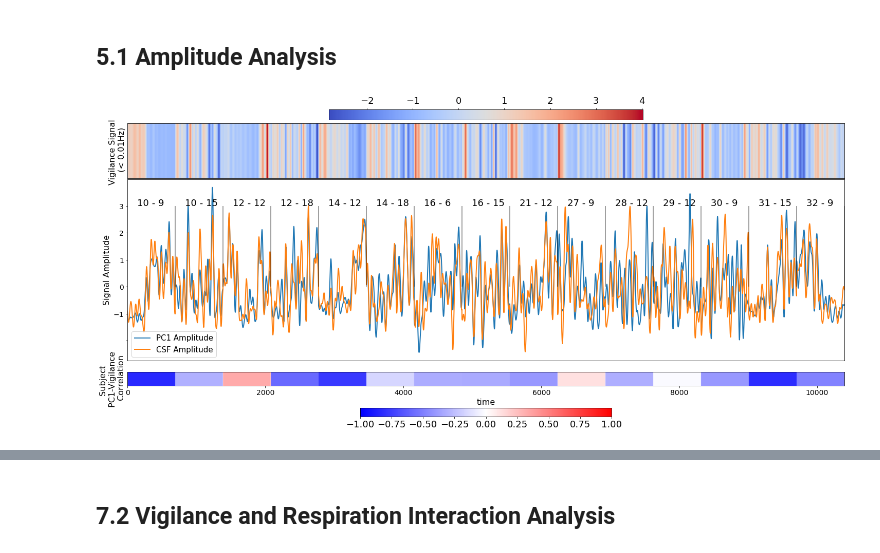
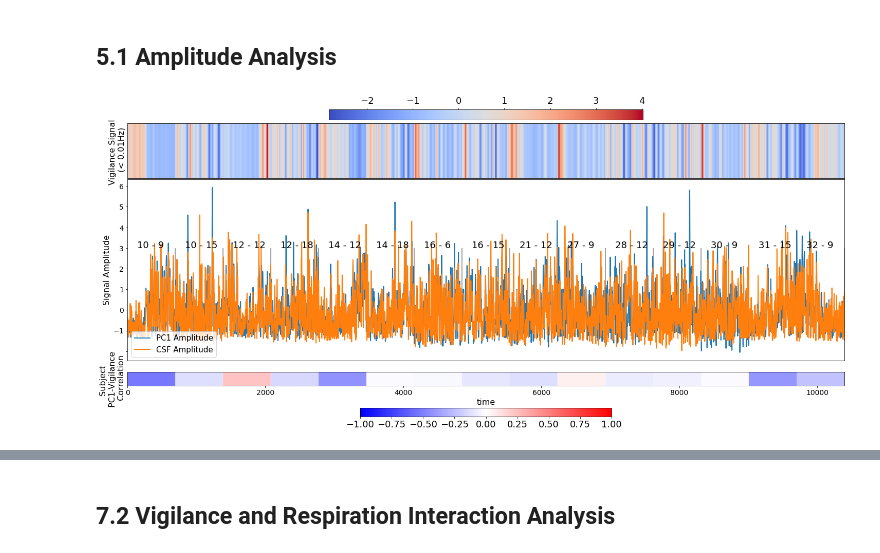
Before and after one commit to tsb46/fmri_arousal, a Jupyter notebook: analysis.ipynb, the cells around one changed output, grey strips where cells are left out. Drawn from its saved outputs; the diff is of its cells as text; code cells hidden in the pictures.

```diff
--- a/analysis.ipynb
+++ b/analysis.ipynb
@@ -354,11 +407,11 @@ pc_dict = {
 ## 3.2 Multi-Set CCA
 # %%
 dataset = 'chang'
-subject_list = subject_list_dict[dataset]
-subject_load = subject_loader_dict[dataset]
-subject_pc = pc_dict[dataset]
+subject_list = subj_dict[dataset]
+subject_load = data_load_dict[dataset]
+subject_pc = pca_dict[dataset]
 physio_labels = physio_dict[dataset]
-new_labels = [label_dict[p] for p in physio_labels]
+new_labels = [physio_label_dict[p] for p in physio_labels]
 
 lag_vec = np.arange(lag_n[dataset]+1)
 
@@ -369,15 +422,15 @@ for i in range(subject_list.shape[0]):
     if dataset == 'chang':
         subj, scan = subject_list.iloc[i, 0], subject_list.iloc[i, 1]
         df = subject_load(subj, scan, subject_pc[0][f'{subj}_{scan}'],
-                            subject_pc[1][f'{subj}_{scan}'], fs_dict[dataset])
+                            subject_pc[1][f'{subj}_{scan}'], sf_dict[dataset])
     elif dataset == 'spreng':
         subj = subject_list.iloc[i, 1]
         df = subject_load(subj, subject_pc[0][subj],
-                            subject_pc[1][subj], fs_dict[dataset])
+                            subject_pc[1][subj], sf_dict[dataset])
     elif dataset == 'hcp':
         subj = subject_list.iloc[i, 0]
         df = subject_load(subj, subject_pc[0][str(subj)],
-                            subject_pc[1][str(subj)], fs_dict[dataset])
+                            subject_pc[1][str(subj)], sf_dict[dataset])
 
     # Create a separate dataframe for modeling w/ lag splines
     nknots=3
@@ -752 +805,12 @@ for (j,i),label in np.ndenumerate(corr_mat):
 [figure]
+# %%
+from scipy.signal import csd
+pred_signal1 = cca_pred[3][:,0]
+pred_signal2 = cca_pred[3][:,1]
+
+cca_pred = mcca.transform(basis_group)
+
+f, pxy = csd(pred_signal1, pred_signal2, 1, return_onesided=True)
+
+f_indx = np.where((f>0.05) & (f<0.1))
+np.angle(pxy)[f_indx]
@@ -787,18 +855,20 @@ for i in range(subject_list_chang.shape[0]):
     df = load_subj_chang(subj, scan, pc_subj_chang[f'{subj}_{scan}'], pc_p_subj_chang[f'{subj}_{scan}'],
                          fs_chang)
     # Create amplitude time series
-    df['PC1_AMP'] = butterworth_filter(
-        np.abs(hilbert(df['pc1'])), None, 0.01, fs=fs_chang, filter_type='lowpass'
-    )
-    df['CSF_AMP'] = butterworth_filter(
-        np.abs(hilbert(df['csf'])), None, 0.01, fs=fs_chang, filter_type='lowpass'
-    )
+    # df['PC1_AMP'] = butterworth_filter(
+    #     np.abs(hilbert(df['pc1'])), None, 0.01, fs=fs_chang, filter_type='lowpass'
+    # )
+    # df['CSF_AMP'] = butterworth_filter(
+    #     np.abs(hilbert(df['csf'])), None, 0.01, fs=fs_chang, filter_type='lowpass'
+    # )
+    df['PC1_AMP'] = np.abs(hilbert(df['pc1']))
+    df['CSF_AMP'] = np.abs(hilbert(df['csf']))
     # Normalize values within subject
     df = df.apply(zscore, axis=0)
 
     # correlate vigilance and CSF AMP and PC AMP for viz
-    df['corr_vigilance_CSF'] = df[['CSF_AMP', 'vigilance_at_low']].corr().iloc[0,1]
-    df['corr_vigilance_PC1'] = df[['PC1_AMP', 'vigilance_at_low']].corr().iloc[0,1]
+    df['corr_vigilance_CSF'] = df[['CSF_AMP', 'vigilance_at']].corr().iloc[0,1]
+    df['corr_vigilance_PC1'] = df[['PC1_AMP', 'vigilance_at']].corr().iloc[0,1]
     # supply meta information
     df['subj'] = subj
     df['sleep_flag'] = sleep
@@ -824,33 +894,33 @@ cbar.ax.tick_params(labelsize=18)
 ax = fig.add_subplot(gspec[1])
 df_concat['PC1_AMP'].plot(ax=ax, linewidth=2, label='PC1 Amplitude')
 df_concat['CSF_AMP'].plot(ax=ax, linewidth=2, label='CSF Amplitude')
 ax.set_xlim([0, df_concat.shape[0]])
 ax.set_xticks([])
 ax.set_ylabel('Signal Amplitude', fontsize=16)
 ax.tick_params(axis='both', which='major', labelsize=14)
 plt.setp(ax.get_yticklabels()[1], visible=False)
 
 
 n = 0
 for i, (subj, scan) in enumerate((zip(subject_list_chang.subject, subject_list_chang.scan))):
     n += 693
     ax.vlines(n, 0, 3, color='black', alpha=0.5)
     ax.text(n-550, 3, f'{subj} - {scan}', fontsize=18)
 
 ax.legend(fontsize=15, loc='lower left')
 
 ax = fig.add_subplot(gspec[2])
 im2 = ax.imshow(df_concat['corr_vigilance_PC1'].values[np.newaxis,:], label='Subject PC1-Vigilance Correlation',
           cmap='bwr', aspect=200, vmin=-1, vmax=1)
 ax.tick_params(axis='both', which='major', labelsize=14)
 ax.set_xlabel('time', fontsize=16)
 ax.set_ylabel('Subject \n PC1-Vigilance \n Correlation', fontsize=16)
 ax.set_yticks([])
 cbar = plt.colorbar(im2, ax=ax, orientation='horizontal', location='bottom', aspect=30, pad=0.4)
 cbar.ax.tick_params(labelsize=18)
 
 plt.show()
 # %% [output]
-[figure, old version]
+[figure, new version]
 # %%
 # calculate correlation between ultra low-frequency time series
```
Also changed, not shown: parts of 64 cells of this notebook.
